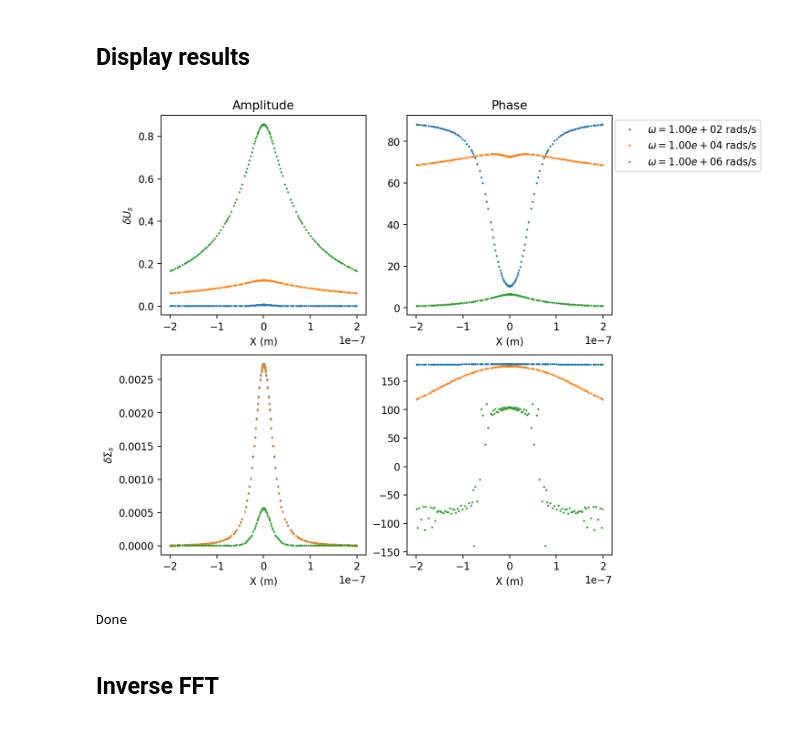
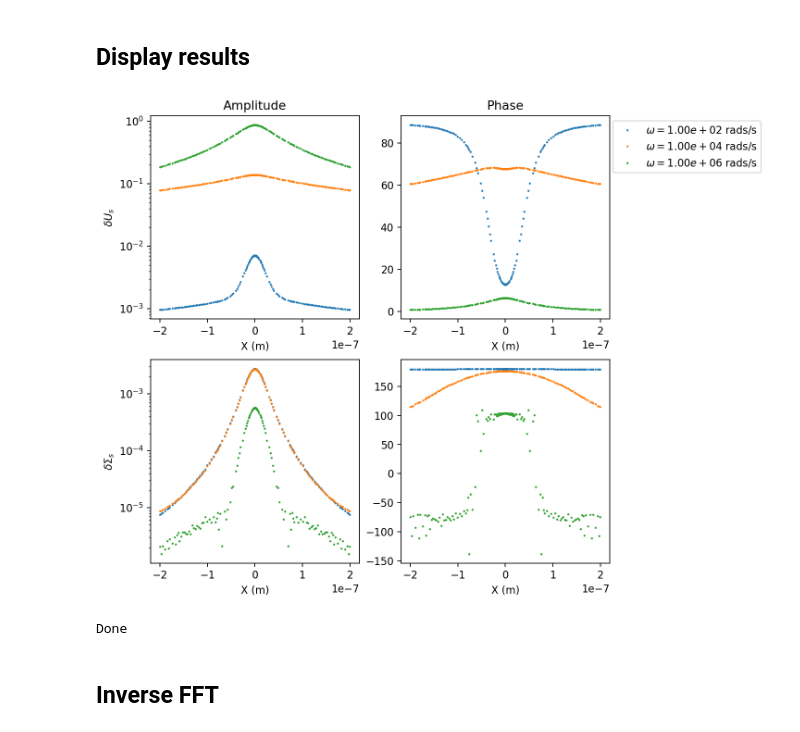
Before and after one commit to yuccadrew/sip, a Jupyter notebook: test_sip.ipynb, the cells around one changed output. Drawn from its saved outputs; the diff is of its cells as text; code cells hidden in the pictures.

```diff
--- a/test_sip.ipynb
+++ b/test_sip.ipynb
@@ -1887,7 +1888,7 @@ def set_mesh():
     with_third_kind_bc=edge_flags==5 #True for edges on third kind b.c.
 
     #define computational nodes for first kind b.c.
-    nind_bc=np.argmin((nodes[:,0]-1e-6)**2+(nodes[:,1]-0.0)**2)
+    nind_bc=np.argmin((nodes[:,0]-2e-6)**2+(nodes[:,1]-0.0)**2)
     on_first_kind_bc=np.zeros(nnode,dtype=bool) #True for nodes on first kind b.c.
     on_first_kind_bc[nind_bc]=True
 
@@ -2203,6 +2204,7 @@ def display_results_amp_phase():
     nodes=mesh['nodes']
     mask=(nodes[:,1]==0)&(np.abs(nodes[:,0])<200e-9)
     labels=[]
+    #for i in range(0,19):
     for i in [8,12,16]:
         unod=np.load(savedir+'/freq_%.2e.npy'%freqs[i])
         xp=np.r_[-nodes[mask,0],nodes[mask,0]]
@@ -2211,72 +2213,35 @@ def display_results_amp_phase():
         axs[1].plot(xp,np.angle(yp)*180/np.pi,'.',markersize=2)
 
         xp=np.r_[-nodes[mask,0],nodes[mask,0]]
         yp=np.r_[unod[mask,1],unod[mask,1]]
         axs[2].plot(xp,np.abs(yp),'.',markersize=2)
         axs[3].plot(xp,np.angle(yp)*180/np.pi,'.',markersize=2)
 
         labels.append('$\omega=%.2e$ rads/s'%(freqs[i]))
-        #axs[0].set_yscale('Log')
-        #axs[2].set_yscale('Log')
+
+    axs[0].set_yscale('Log')
+    axs[2].set_yscale('Log')
 
     axs[0].set_title('Amplitude')
     axs[1].set_title('Phase')
-
-    axs[0].set_ylabel('$\delta U_s$')
-    axs[2].set_ylabel('$\delta \Sigma_s$')
-
-    axs[0].set_xlabel('X (m)')
-    axs[1].set_xlabel('X (m)')
-    axs[2].set_xlabel('X (m)')
-    axs[3].set_xlabel('X (m)')
-    axs[1].legend(labels,loc='upper right',bbox_to_anchor=(1.750,1.0))
-
-    #plt.savefig('slab.png',bbox_inches='tight')
-    return fig,ax
-
-def display_results_real_imag():
-    fig,ax=plt.subplots(2,2,figsize=(8,8),dpi=160)
-    axs=ax.flatten()
-
-    nodes=mesh['nodes']
-    mask=(nodes[:,1]==0)&(np.abs(nodes[:,0])<200e-9)
-    labels=[]
-    for i in range(0,len(freqs),1):
-        unod=np.load(savedir+'/freq_%.2e.npy'%freqs[i])
-        xp=np.r_[-nodes[mask,0],nodes[mask,0]]
-        yp=np.r_[unod[mask,0],unod[mask,0]]
-        axs[0].plot(xp,np.real(yp),'.',markersize=2)
-        axs[1].plot(xp,np.imag(yp)*180/np.pi,'.',markersize=2)
-
-        xp=np.r_[-nodes[mask,0],nodes[mask,0]]
-        yp=np.r_[unod[mask,1],unod[mask,1]]
-        axs[2].plot(xp,np.real(yp),'.',markersize=2)
-        axs[3].plot(xp,np.imag(yp)*180/np.pi,'.',markersize=2)
-
-        labels.append('$\omega=%.2e$ rads/s'%(freqs[i]))
-        #axs[0].set_yscale('Log')
-        #axs[2].set_yscale('Log')
-
-    axs[0].set_title('Real')
-    axs[1].set_title('Imag')
 
     axs[0].set_ylabel('$\delta U_s$')
     axs[2].set_ylabel('$\delta \Sigma_s$')
 
     axs[0].set_xlabel('X (m)')
     axs[1].set_xlabel('X (m)')
     axs[2].set_xlabel('X (m)')
     axs[3].set_xlabel('X (m)')
     axs[1].legend(labels,loc='upper right',bbox_to_anchor=(1.750,1.0))
 
     #plt.savefig('slab.png',bbox_inches='tight')
     return fig,ax
 
 if __name__=='__main__':
     _,_=display_results_amp_phase()
     #_,_=display_results_real_imag()
     plt.show()
     print('Done')
 # %% [output]
-[figure, old version]
+[figure, new version]
 Done
```
Also changed, not shown: parts of 6 cells of this notebook.
